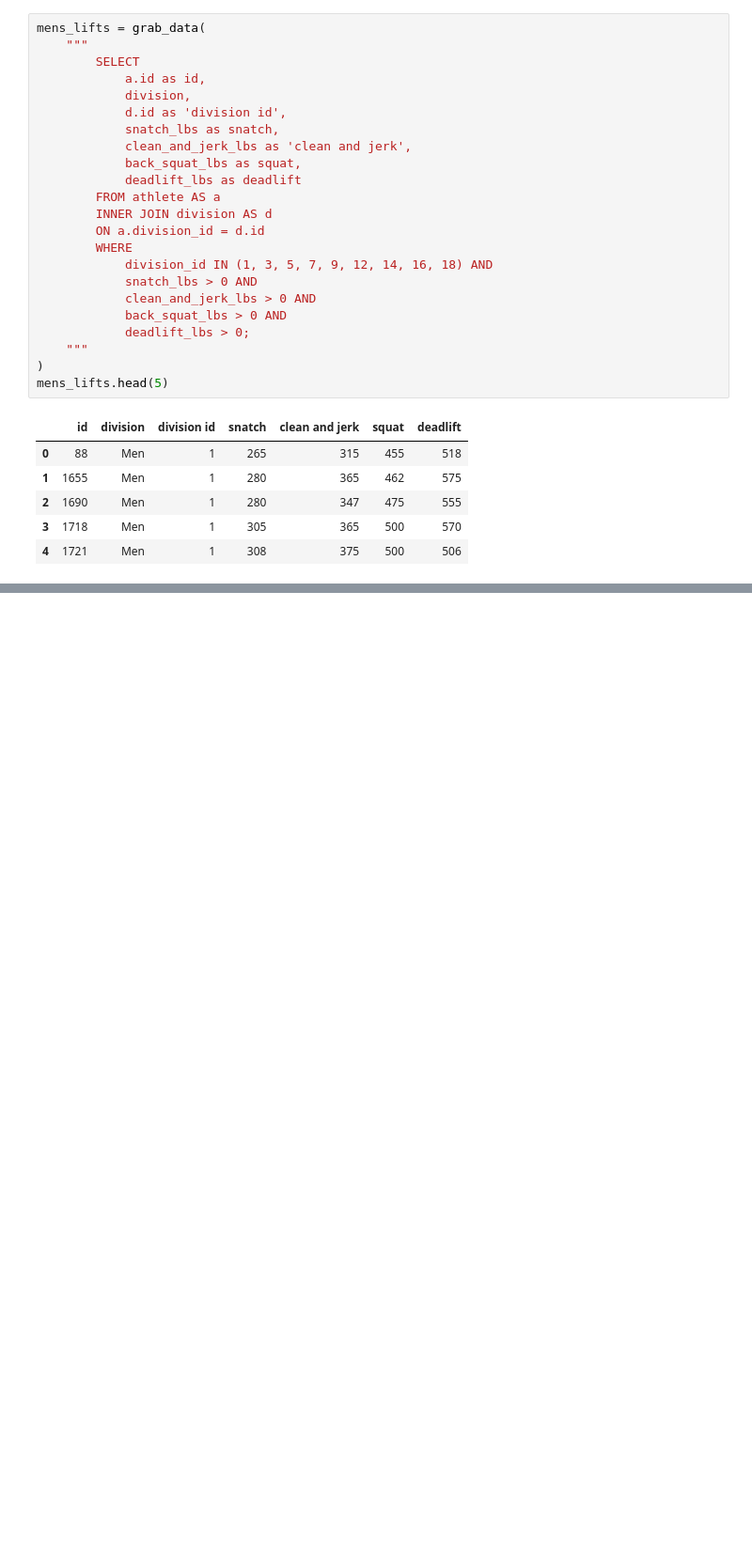
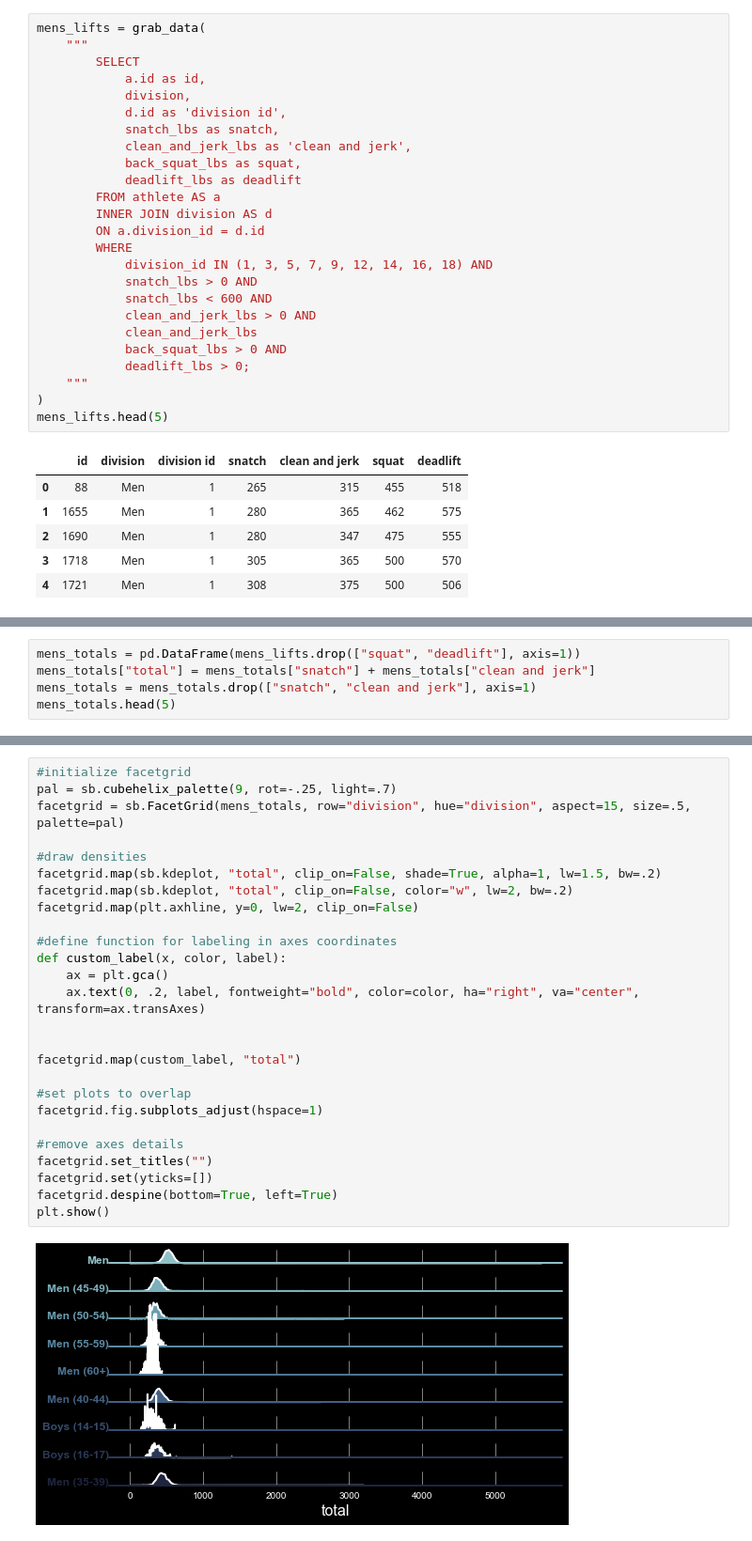
Before and after one commit to zfreedman/crossfit_open_2018, a Jupyter notebook: data_visualization.ipynb, the cells around one changed output, grey strips where cells are left out. Shown at 94% size. Drawn from its saved outputs; the diff is of its cells as text; blank space fills up the shorter version.

Commit message:
feat: Implemented rough first pass of men's olympic total joyplot.

```diff
--- a/data_visualization.ipynb
+++ b/data_visualization.ipynb
@@ -597,7 +597,9 @@ mens_lifts = grab_data(
         WHERE
             division_id IN (1, 3, 5, 7, 9, 12, 14, 16, 18) AND
             snatch_lbs > 0 AND
+            snatch_lbs < 600 AND
             clean_and_jerk_lbs > 0 AND
+            clean_and_jerk_lbs
             back_squat_lbs > 0 AND
             deadlift_lbs > 0;
     """
@@ -612,0 +618,5 @@ mens_lifts.head(5)
+# %%
+mens_totals = pd.DataFrame(mens_lifts.drop(["squat", "deadlift"], axis=1))
+mens_totals["total"] = mens_totals["snatch"] + mens_totals["clean and jerk"]
+mens_totals = mens_totals.drop(["snatch", "clean and jerk"], axis=1)
+mens_totals.head(5)
@@ -612,0 +633,28 @@ mens_lifts.head(5)
+# %%
+#initialize facetgrid
+pal = sb.cubehelix_palette(9, rot=-.25, light=.7)
+facetgrid = sb.FacetGrid(mens_totals, row="division", hue="division", aspect=15, size=.5, palette=pal)
+
+#draw densities
+facetgrid.map(sb.kdeplot, "total", clip_on=False, shade=True, alpha=1, lw=1.5, bw=.2)
+facetgrid.map(sb.kdeplot, "total", clip_on=False, color="w", lw=2, bw=.2)
+facetgrid.map(plt.axhline, y=0, lw=2, clip_on=False)
+
+#define function for labeling in axes coordinates
+def custom_label(x, color, label):
+    ax = plt.gca()
+    ax.text(0, .2, label, fontweight="bold", color=color, ha="right", va="center", transform=ax.transAxes)
+
+
+facetgrid.map(custom_label, "total")
+
+#set plots to overlap
+facetgrid.fig.subplots_adjust(hspace=1)
+
+#remove axes details
+facetgrid.set_titles("")
+facetgrid.set(yticks=[])
+facetgrid.despine(bottom=True, left=True)
+plt.show()
+# %% [output]
+[figure, added]
```
Also changed, not shown: parts of 7 cells of this notebook, 1 other file.
